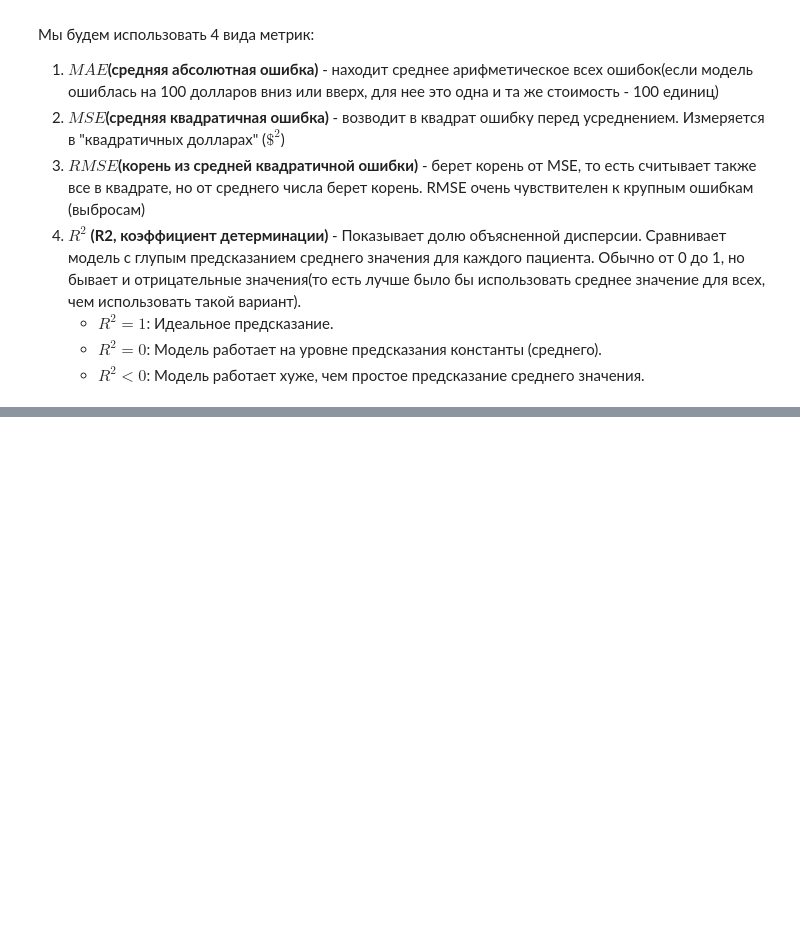
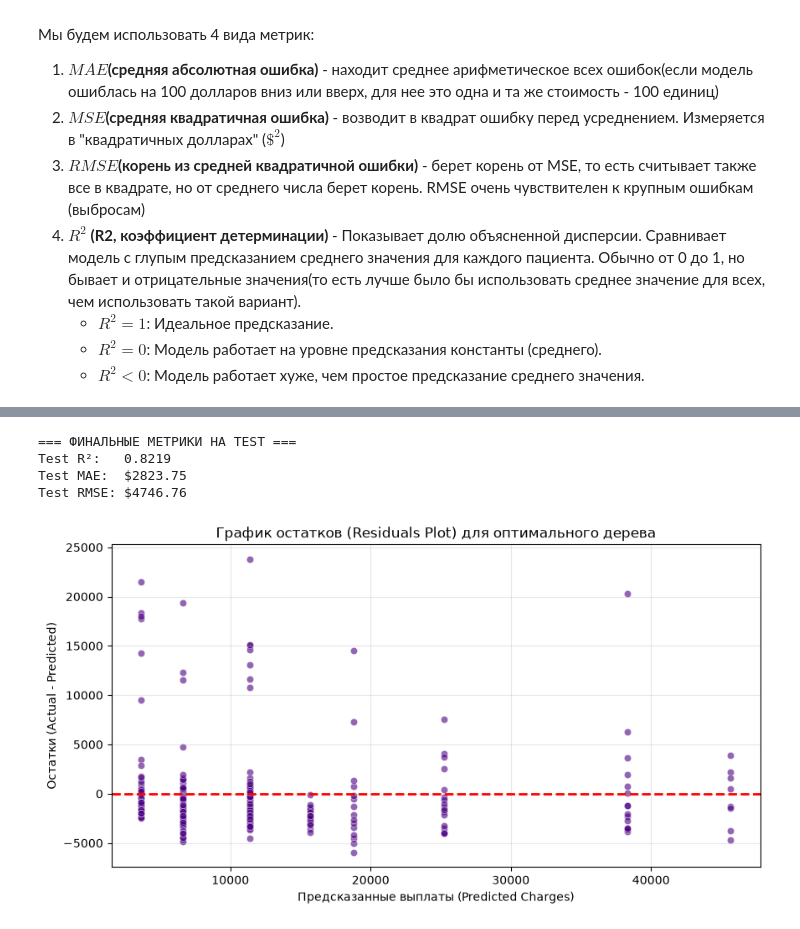
Before and after one commit to elena-kornaeva/Practice_DecisionTreeRegressor, a Jupyter notebook: notebooks/02_Baseline_Models.ipynb, the cells around one changed output, grey strips where cells are left out. Saved outputs shown, nothing was run; the diff lists cells and outputs as text; code cells hidden in the pictures; blank space fills up the shorter version.

```diff
--- a/notebooks/02_Baseline_Models.ipynb
+++ b/notebooks/02_Baseline_Models.ipynb
@@ -106,0 +169,36 @@ plt.show()
+# %%
+# Обучаем финальное дерево с оптимальной глубиной
+best_tree = DecisionTreeRegressor(max_depth=best_depth, random_state=42)
+
+# Можно объединить Train и Val для финального обучения (опционально, но полезно)
+# Так как Test у нас отложен отдельно, модель получит больше данных
+X_train_full = pd.concat([X_train, X_val])
+y_train_full = pd.concat([y_train, y_val])
+
+best_tree.fit(X_train_full, y_train_full)
+
+# Делаем финальные предсказания на скрытой тестовой выборке
+y_test_pred = best_tree.predict(X_test)
+
+print("=== ФИНАЛЬНЫЕ МЕТРИКИ НА TEST ===")
+print(f"Test R²:   {r2_score(y_test, y_test_pred):.4f}")
+print(f"Test MAE:  ${mean_absolute_error(y_test, y_test_pred):.2f}")
+print(f"Test RMSE: ${root_mean_squared_error(y_test, y_test_pred):.2f}")
+
+# Пункт 5 плана: Визуальный анализ ошибок (График остатков)
+residuals = y_test - y_test_pred
+
+plt.figure(figsize=(10, 5))
+sns.scatterplot(x=y_test_pred, y=residuals, alpha=0.6, color='indigo')
+plt.axhline(y=0, color='red', linestyle='--', linewidth=2)
+plt.title('График остатков (Residuals Plot) для оптимального дерева')
+plt.xlabel('Предсказанные выплаты (Predicted Charges)')
+plt.ylabel('Остатки (Actual - Predicted)')
+plt.grid(True, alpha=0.3)
+plt.show()
+# %% [output]
+=== ФИНАЛЬНЫЕ МЕТРИКИ НА TEST ===
+Test R²:   0.8219
+Test MAE:  $2823.75
+Test RMSE: $4746.76
+[figure, added]
```
Also changed, not shown: parts of 14 cells of this notebook.
